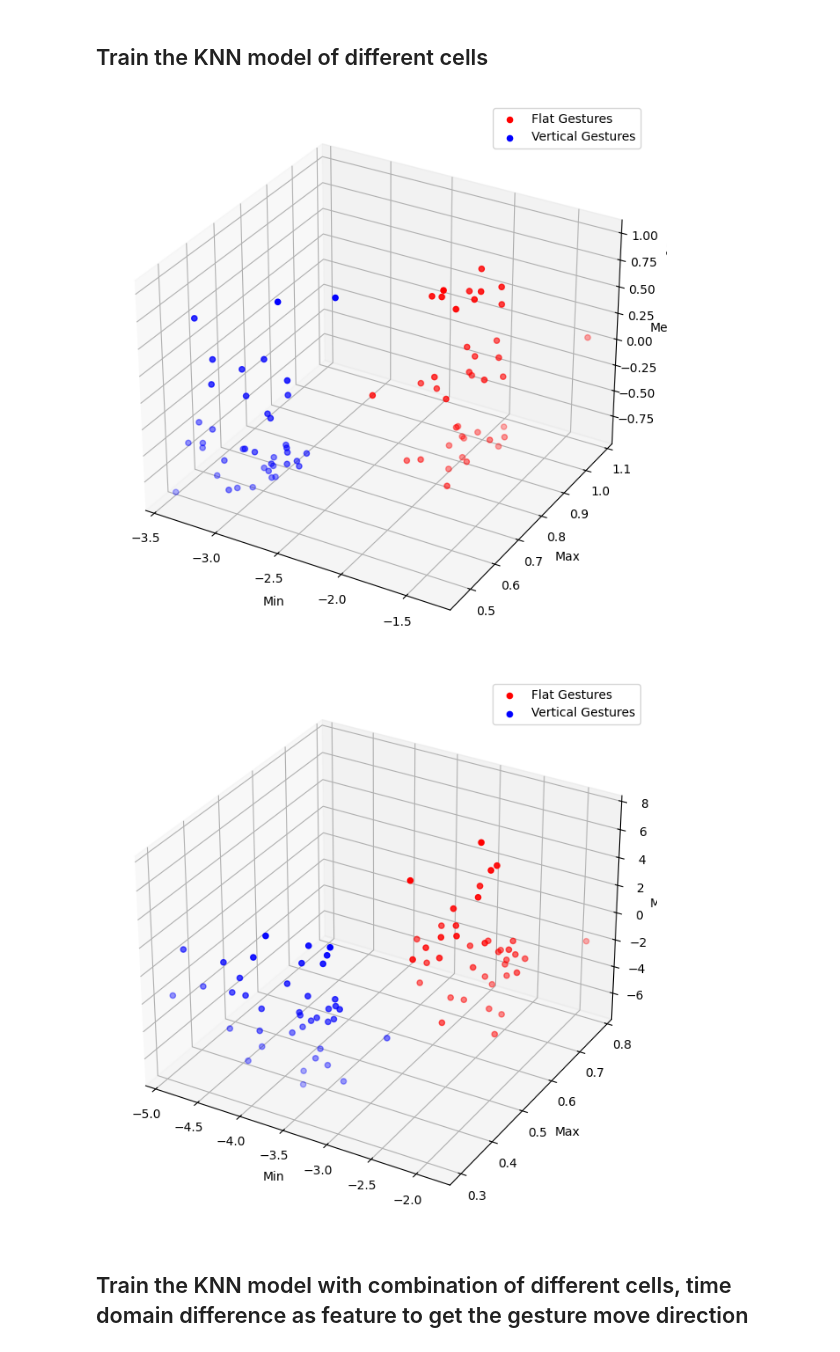
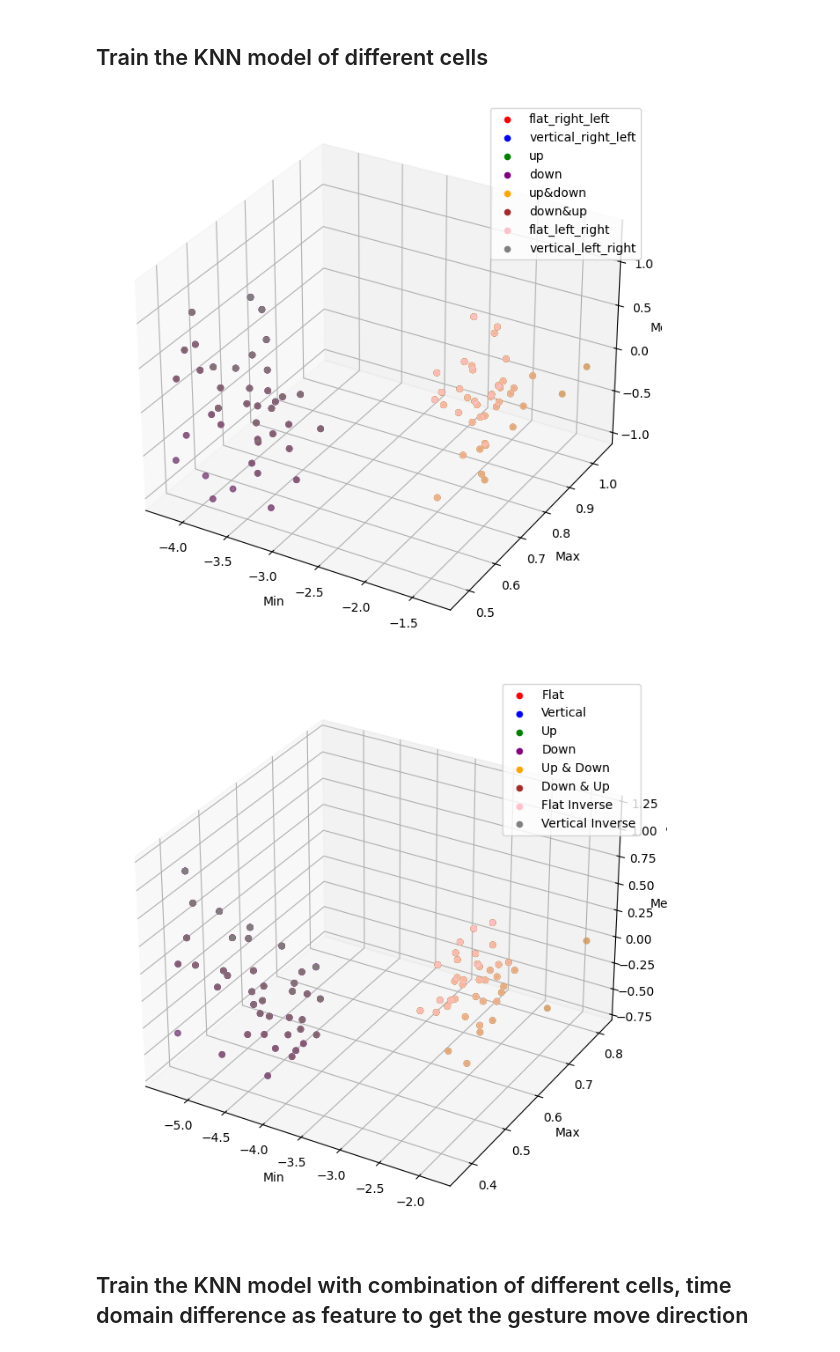
Before and after one commit to Dragonsky8/VLC_Lab_G4, a Jupyter notebook: Lab3/Processor.ipynb, the cells around one changed output. Saved outputs shown, nothing was run; the diff lists cells and outputs as text; code cells hidden in the pictures.

Commit message:
inference with 8 gestures works, but not so accurate

```diff
--- a/Lab3/Processor.ipynb
+++ b/Lab3/Processor.ipynb
@@ -496,22 +497,27 @@ Y_train_1 = ['flat_right_left'] * 40 + ['vertical_right_left']*40 + ['up']*40 +
 knn_model_1 = KNeighborsClassifier(n_neighbors=3)
 knn_model_1.fit(X_train_1, Y_train_1)  # train the model
 
+# Scatter plot for all gestures with different colors
 fig_1 = plt.figure(figsize=(10, 8))
 ax_1 = fig_1.add_subplot(projection='3d')
 
-# Feature Extraction of cell 1
-min_1_flat, std_1_flat, mean_1_flat = X_train_flat_1[:, 0], X_train_flat_1[:, 1], X_train_flat_1[:, 2]
-min_1_vertical, std_1_vertical, mean_1_vertical = X_train_vertical_1[:, 0], X_train_vertical_1[:, 1], X_train_vertical_1[:, 2]
+# Create a color map for the gestures
+colors = {'flat_right_left': 'red', 'vertical_right_left': 'blue', 'up': 'green', 'down': 'purple', 'up&down': 'orange', 'down&up': 'brown', 'flat_left_right': 'pink', 'vertical_left_right': 'gray'}
 
-# Plot the figure for cell 1
-ax_1.scatter(min_1_flat, std_1_flat, mean_1_flat, c='r', label='Flat Gestures')
-ax_1.scatter(min_1_vertical, std_1_vertical, mean_1_vertical, c='b', label='Vertical Gestures')
+# Feature Extraction for all gestures
+min_1, std_1, mean_1 = X_train_1[:, 0], X_train_1[:, 1], X_train_1[:, 2]
+
+# Plot the figure for all gestures with different colors
+for label in colors:
+    indices = [i for i, x in enumerate(Y_train_1) if x == label]
+    ax_1.scatter(min_1[indices], std_1[indices], mean_1[indices], c=colors[label], label=label)
 
 # Add axises labels
 ax_1.set_xlabel('Min')
 ax_1.set_ylabel('Max')
 ax_1.set_zlabel('Mean')
 
+# Add legend
 ax_1.legend()
 
 plt.show()
@@ -525,37 +531,49 @@ X_train_down_2 = np.column_stack((features_solar_2_down['min_val_signal'], featu
 X_train_up_down_2 = np.column_stack((features_solar_2_up_down['min_val_signal'],features_solar_2_up_down['max_val_signal'], features_solar_2_up_down['mean_val_signal']))
 X_train_down_up_2 = np.column_stack((features_solar_2_down_up['min_val_signal'], features_solar_2_down_up['max_val_signal'], features_solar_2_down_up['mean_val_signal']))
 X_train_flat_inverse_2 = np.column_stack((features_solar_2_flat_inverse['min_val_signal'],features_solar_2_flat_inverse['max_val_signal'], features_solar_2_flat_inverse['mean_val_signal']))
 X_train_vertical_inverse_2 = np.column_stack((features_solar_2_vertical_inverse['min_val_signal'], features_solar_2_vertical_inverse['max_val_signal'], features_solar_2_vertical_inverse['mean_val_signal']))
 # X_train_flat_2 = np.column_stack((features_solar_2_flat['min_val'],features_solar_2_flat['max_val'], features_solar_2_flat['mean_val']))
 # X_train_vertical_2 = np.column_stack((features_solar_2_vertical['min_val'], features_solar_2_vertical['max_val'], features_solar_2_vertical['mean_val']))
 X_train_2 = np.concatenate((X_train_flat_2, X_train_vertical_2, X_train_up_2, X_train_down_2, X_train_up_down_2, X_train_down_up_2, X_train_flat_inverse_2, X_train_vertical_inverse_2), axis=0)
 
 Y_train_2 = ['flat_right_left'] * 40 + ['vertical_right_left']*40 + ['up']*40 + ['down'] * 40 + ['up&down']*40 + ['down&up']*40 + ['flat_left_right']*40 + ['vertical_left_right']*40
 knn_model_2 = KNeighborsClassifier(n_neighbors=3)
 knn_model_2.fit(X_train_2, Y_train_2)  # train the model
 
 fig_2 = plt.figure(figsize=(10, 8))
 ax_2 = fig_2.add_subplot(projection='3d')
 
 # Feature Extraction of cell 2
 min_2_flat, std_2_flat, mean_2_flat = X_train_flat_2[:, 0], X_train_flat_2[:, 1], X_train_flat_2[:, 2]
 min_2_vertical, std_2_vertical, mean_2_vertical = X_train_vertical_2[:, 0], X_train_vertical_2[:, 1], X_train_vertical_2[:, 2]
+min_2_up, std_2_up, mean_2_up = X_train_up_2[:, 0], X_train_up_2[:, 1], X_train_up_2[:, 2]
+min_2_down, std_2_down, mean_2_down = X_train_down_2[:, 0], X_train_down_2[:, 1], X_train_down_2[:, 2]
+min_2_up_down, std_2_up_down, mean_2_up_down = X_train_up_down_2[:, 0], X_train_up_down_2[:, 1], X_train_up_down_2[:, 2]
+min_2_down_up, std_2_down_up, mean_2_down_up = X_train_down_up_2[:, 0], X_train_down_up_2[:, 1], X_train_down_up_2[:, 2]
+min_2_flat, std_2_flat, mean_2_flat = X_train_flat_inverse_2[:, 0], X_train_flat_inverse_2[:, 1], X_train_flat_inverse_2[:, 2]
+min_2_vertical, std_2_vertical, mean_2_vertical = X_train_vertical_inverse_2[:, 0], X_train_vertical_inverse_2[:, 1], X_train_vertical_inverse_2[:, 2]
 
 # Plot the figure for cell 2
-ax_2.scatter(min_2_flat, std_2_flat, mean_2_flat, c='r', label='Flat Gestures')
-ax_2.scatter(min_2_vertical, std_2_vertical, mean_2_vertical, c='b', label='Vertical Gestures')
+ax_2.scatter(min_2_flat, std_2_flat, mean_2_flat, c='r', label='Flat')
+ax_2.scatter(min_2_vertical, std_2_vertical, mean_2_vertical, c='b', label='Vertical')
+ax_2.scatter(min_2_up, std_2_up, mean_2_up, c='green', label='Up')
+ax_2.scatter(min_2_down, std_2_down, mean_2_down, c='purple', label='Down')
+ax_2.scatter(min_2_up_down, std_2_up_down, mean_2_up_down, c='orange', label='Up & Down')
+ax_2.scatter(min_2_down_up, std_2_down_up, mean_2_down_up, c='brown', label='Down & Up')
+ax_2.scatter(min_2_flat, std_2_flat, mean_2_flat, c='pink', label='Flat Inverse')
+ax_2.scatter(min_2_vertical, std_2_vertical, mean_2_vertical, c='gray', label='Vertical Inverse')
 
 # Add axises labels
 ax_2.set_xlabel('Min')
 ax_2.set_ylabel('Max')
 ax_2.set_zlabel('Mean')
 
 ax_2.legend()
 
 plt.show()
 # %% [output]
-[figure, old version]
+[figure, new version]
-[figure, old version]
+[figure, new version]
 # %% [markdown]
 ## Train the KNN model with combination of different cells, time domain difference as feature to get the gesture move direction
 # %%
```
Also changed, not shown: parts of 11 cells of this notebook, 12 other files.
